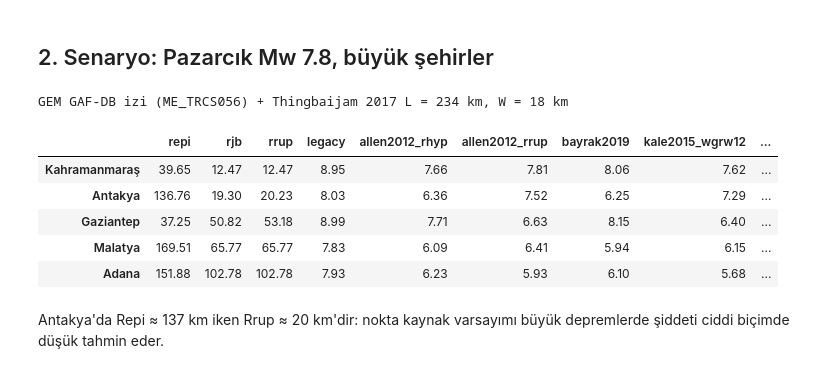
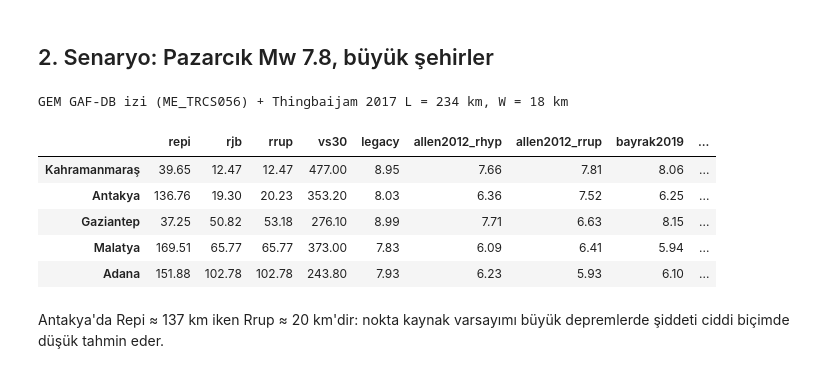
Before and after one commit to Memreu/deprem-mesafe-etki-analizi, a Jupyter notebook: notebooks/kahramanmaras_demo.ipynb, the cells around one changed output. Drawn from its saved outputs; the diff is of its cells as text; code cells hidden in the pictures.

```diff
--- a/notebooks/kahramanmaras_demo.ipynb
+++ b/notebooks/kahramanmaras_demo.ipynb
@@ -45,22 +45,22 @@ pd.DataFrame({"Repi (km)": r,
 # %%
 ev = Event(7.8, 37.2256, 37.0143, 10.0, event_id="us6000jllz")
 cities = {"Kahramanmaraş": (37.5753, 36.9228), "Antakya": (36.2023, 36.1613), "Gaziantep": (37.0662, 37.3833),
           "Malatya": (38.3552, 38.3095), "Adana": (36.9914, 35.3308)}
 lat, lon = zip(*cities.values())
-df, rup = run_scenario(ev, lat, lon, vs30=400)
+df, rup = run_scenario(ev, lat, lon)  # Vs30: USGS rasteri
 df = add_uncertainty(df, finite=rup.is_finite)
 df.index = list(cities)
 print(rup.source, f"L = {rup.length:.0f} km, W = {rup.width:.0f} km")
-df[["repi", "rjb", "rrup", "legacy", "allen2012_rhyp", "allen2012_rrup", "bayrak2019", "kale2015_wgrw12",
+df[["repi", "rjb", "rrup", "vs30", "legacy", "allen2012_rhyp", "allen2012_rrup", "bayrak2019", "kale2015_wgrw12",
     "lt_p16", "lt_p50", "lt_p84", "p_ge_7", "p_ge_8"]]
 # %% [output]
 GEM GAF-DB izi (ME_TRCS056) + Thingbaijam 2017 L = 234 km, W = 18 km
-|  | repi | rjb | rrup | legacy | allen2012_rhyp | allen2012_rrup | bayrak2019 | kale2015_wgrw12 | ... |
-| Kahramanmaraş | 39.65 | 12.47 | 12.47 | 8.95 | 7.66 | 7.81 | 8.06 | 7.62 | ... |
-| Antakya | 136.76 | 19.30 | 20.23 | 8.03 | 6.36 | 7.52 | 6.25 | 7.29 | ... |
-| Gaziantep | 37.25 | 50.82 | 53.18 | 8.99 | 7.71 | 6.63 | 8.15 | 6.40 | ... |
-| Malatya | 169.51 | 65.77 | 65.77 | 7.83 | 6.09 | 6.41 | 5.94 | 6.15 | ... |
-| Adana | 151.88 | 102.78 | 102.78 | 7.93 | 6.23 | 5.93 | 6.10 | 5.68 | ... |
+|  | repi | rjb | rrup | vs30 | legacy | allen2012_rhyp | allen2012_rrup | bayrak2019 | ... |
+| Kahramanmaraş | 39.65 | 12.47 | 12.47 | 477.00 | 8.95 | 7.66 | 7.81 | 8.06 | ... |
+| Antakya | 136.76 | 19.30 | 20.23 | 353.20 | 8.03 | 6.36 | 7.52 | 6.25 | ... |
+| Gaziantep | 37.25 | 50.82 | 53.18 | 276.10 | 8.99 | 7.71 | 6.63 | 8.15 | ... |
+| Malatya | 169.51 | 65.77 | 65.77 | 373.00 | 7.83 | 6.09 | 6.41 | 5.94 | ... |
+| Adana | 151.88 | 102.78 | 102.78 | 243.80 | 7.93 | 6.23 | 5.93 | 6.10 | ... |
 # %% [markdown]
 Antakya'da Repi ≈ 137 km iken Rrup ≈ 20 km'dir: nokta kaynak varsayımı büyük depremlerde şiddeti ciddi biçimde düşük tahmin eder.
 # %% [markdown]
```
Also changed, not shown: parts of 5 cells of this notebook, 53 other files.
